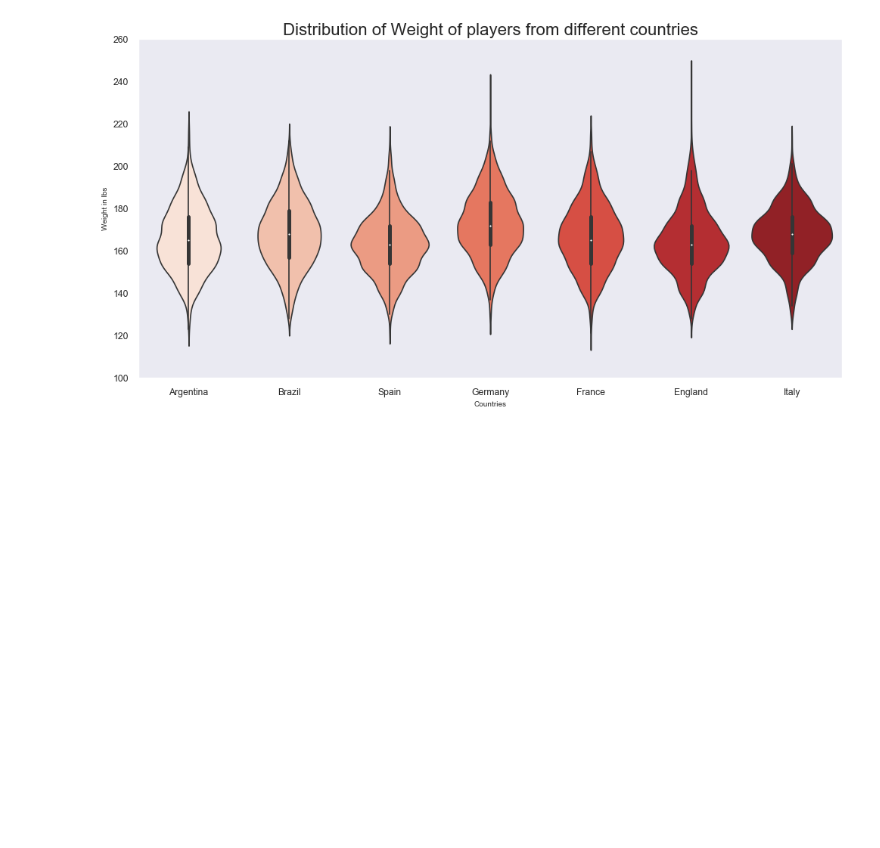
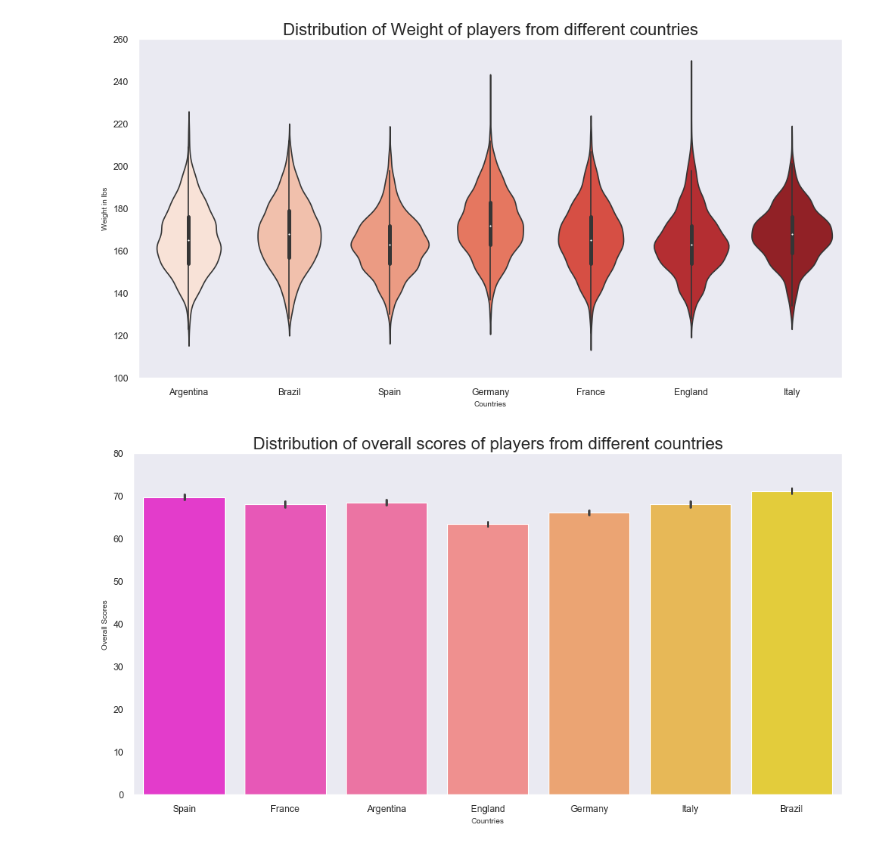
Before and after one commit to SiddarthSamdani/Fifa_Visualization, a Jupyter notebook: Fifa_Visualization.ipynb, the cells around one changed output. Cells and saved outputs as stored; diff of their text form; code cells hidden in the pictures; blank space fills up the shorter version.

```diff
--- a/Fifa_Visualization.ipynb
+++ b/Fifa_Visualization.ipynb
@@ -604,3 +604,17 @@ ax.set_title(label = 'Distribution of Weight of players from different countries
 plt.show()
 # %% [output]
 [figure]
+# %%
+# Every Nations' Player and their overall scores
+
+some_countries = ('England', 'Germany', 'Spain', 'Argentina', 'France', 'Brazil', 'Italy', 'Columbia')
+data_countries = data.loc[data['Nationality'].isin(some_countries) & data['Overall']]
+
+plt.rcParams['figure.figsize'] = (15, 7)
+ax = sns.barplot(x = data_countries['Nationality'], y = data_countries['Overall'], palette = 'spring')
+ax.set_xlabel(xlabel = 'Countries', fontsize = 9)
+ax.set_ylabel(ylabel = 'Overall Scores', fontsize = 9)
+ax.set_title(label = 'Distribution of overall scores of players from different countries', fontsize = 20)
+plt.show()
+# %% [output]
+[figure, added]
```
Also changed, not shown: parts of 7 cells of this notebook.
